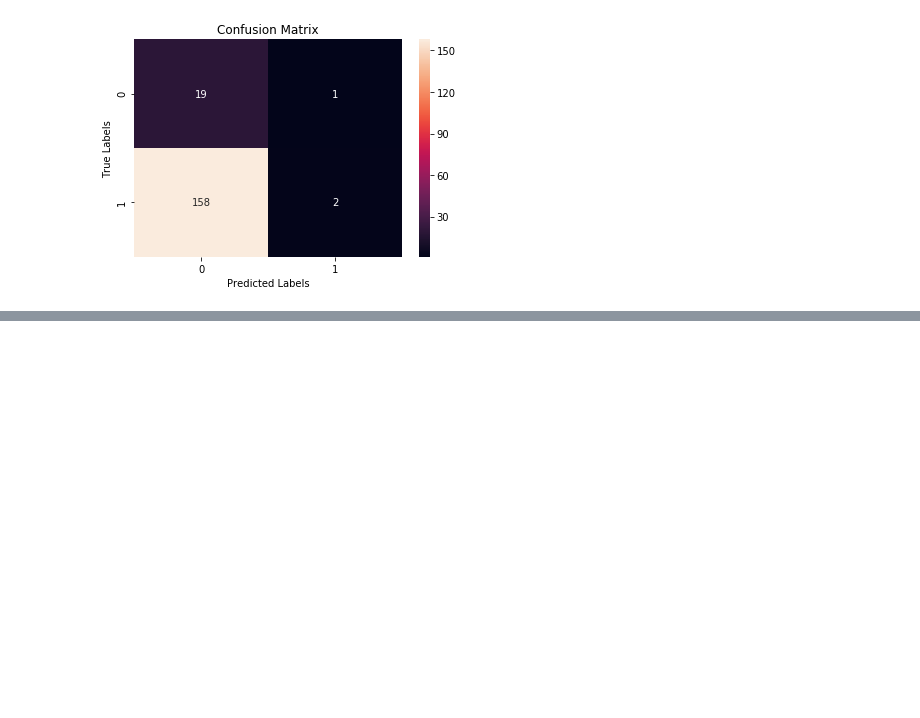
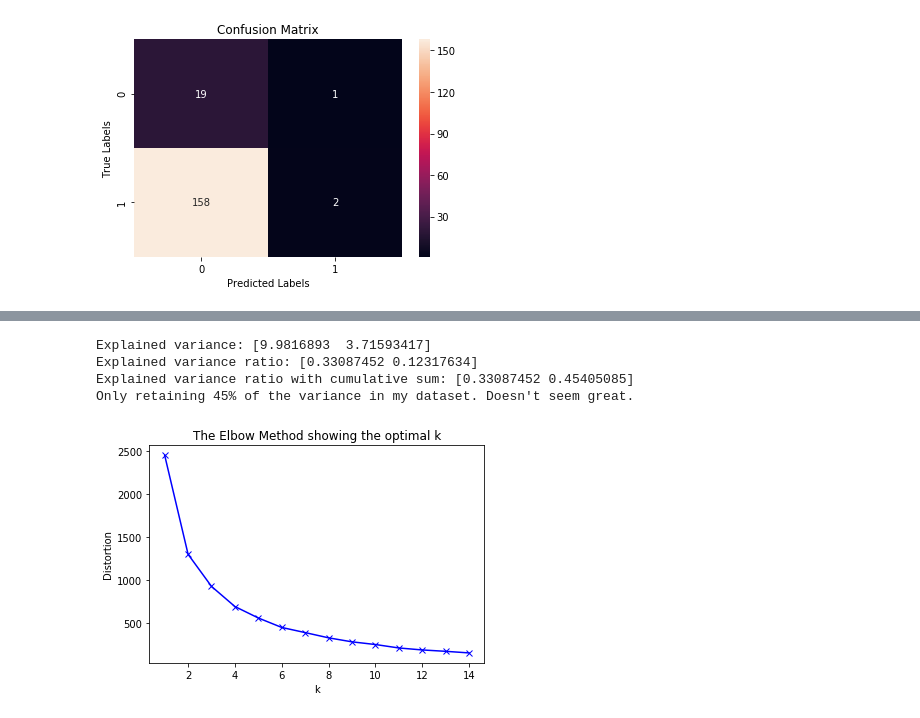
Before and after one commit to fchikwekwe/IntroToMachineLearning, a Jupyter notebook: EconomicFreedomProject.ipynb, the cells around one changed output, grey strips where cells are left out. Cells and saved outputs as stored; diff of their text form; code cells hidden in the pictures; blank space fills up the shorter version.

```diff
--- a/EconomicFreedomProject.ipynb
+++ b/EconomicFreedomProject.ipynb
@@ -720,0 +854,31 @@ cmat_(cmat_obj)
+# %%
+pca = PCA(n_components=2)
+X_r = pca.fit_transform(X_scaled)
+# %%
+print("Explained variance:", pca.explained_variance_)
+print("Explained variance ratio:", pca.explained_variance_ratio_)
+print("Explained variance ratio with cumulative sum:",
+     pca.explained_variance_ratio_.cumsum())
+print("Only retaining 45% of the variance in my dataset. Doesn't seem great.")
+# %% [output]
+Explained variance: [9.9816893  3.71593417]
+Explained variance ratio: [0.33087452 0.12317634]
+Explained variance ratio with cumulative sum: [0.33087452 0.45405085]
+Only retaining 45% of the variance in my dataset. Doesn't seem great.
+# %%
+sum_of_squared_distances = []
+K = range(1,15)
+for k in K:
+    km = KMeans(n_clusters=k)
+    km.fit(X_r)
+    sum_of_squared_distances.append(km.inertia_)
+
+
+    # Plot the elbow
+plt.plot(K, sum_of_squared_distances, 'bx-')
+plt.xlabel('k')
+plt.ylabel('Distortion')
+plt.title('The Elbow Method showing the optimal k')
+plt.show()
+# %% [output]
+[figure, added]
```
Also changed, not shown: parts of 13 cells of this notebook.
